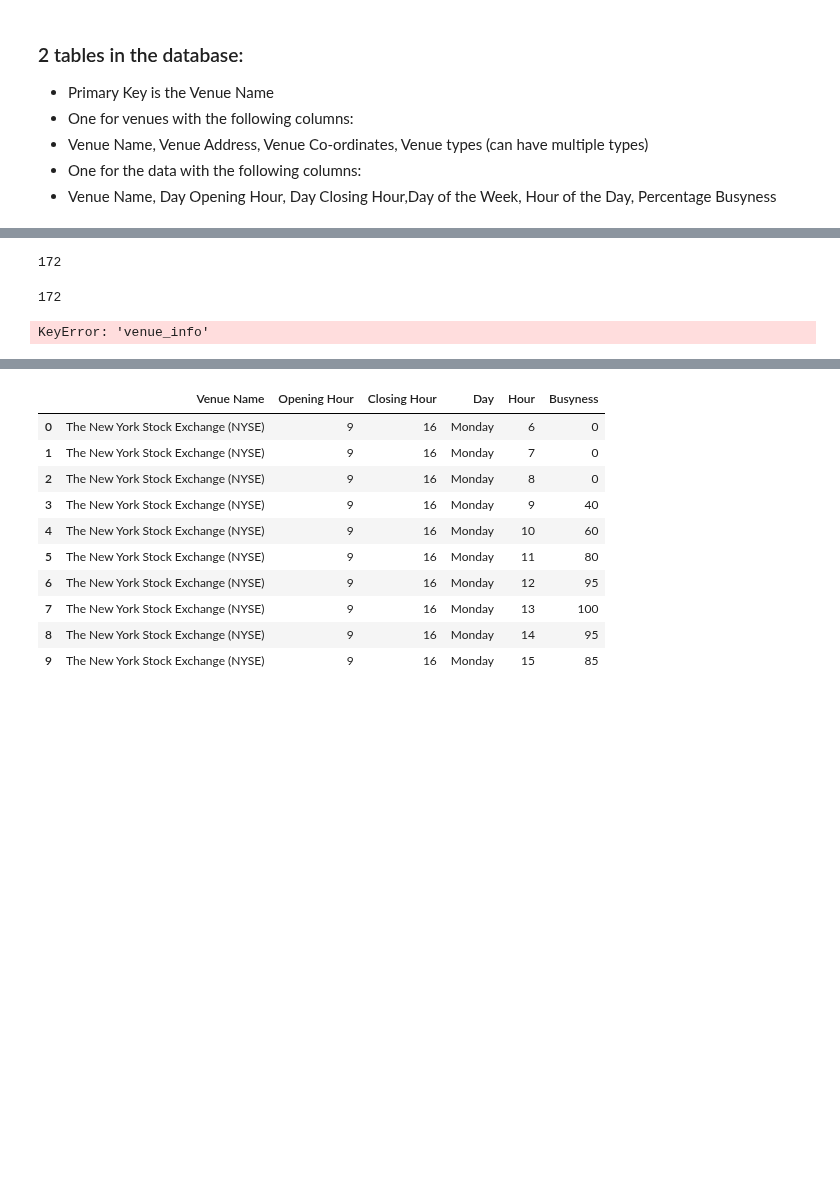
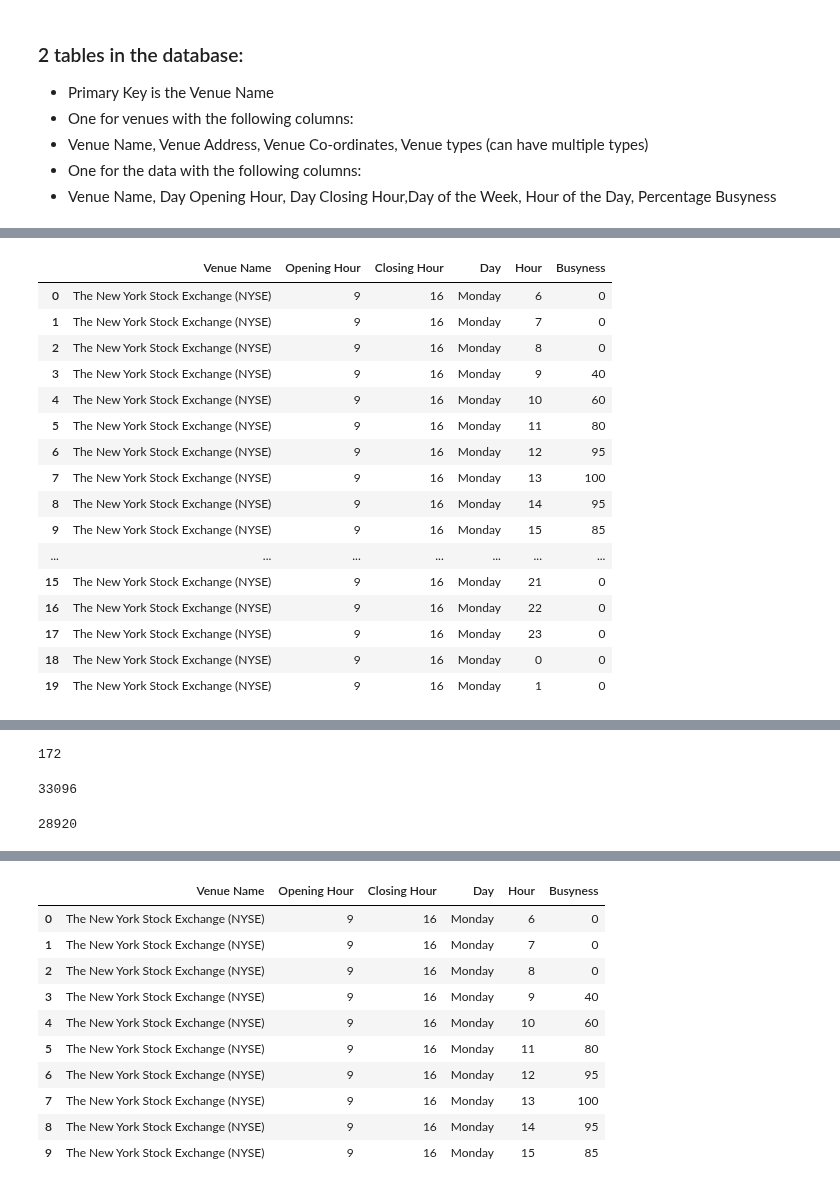
Before and after one commit to Fei117117/NYSeeNow, a Jupyter notebook: NYSeeNow-ML/BestTime/bestTimeNotebook.ipynb, the cells around one changed output, grey strips where cells are left out. Saved outputs shown, nothing was run; the diff lists cells and outputs as text; code cells hidden in the pictures; blank space fills up the shorter version.

Commit message:
fixed error with busyness data

```diff
--- a/NYSeeNow-ML/BestTime/bestTimeNotebook.ipynb
+++ b/NYSeeNow-ML/BestTime/bestTimeNotebook.ipynb
@@ -142,6 +142,26 @@ venue_data.head(20)
 | 17 | Eden Gallery | 470 Broome St New York, NY 10013 ... | 40.722695099999996 -74.0014386 | art_gallery, art_center, art_dealer | 0 |
 | 18 | New Museum | 235 Bowery New York, NY 10002 Uni... | 40.722337599999996 -73.9928905 | art_museum, tourist_attraction | 60 |
 | 19 | The Drawing Center | 35 Wooster St New York, NY 10013 ... | 40.7224094 -74.0028554 | museum, non_profit_organization, ... | 30 |
+# %%
+busyness_data.head(20)
+# %% [output]
+|  | Venue Name | Opening Hour | Closing Hour | Day | Hour | Busyness |
+| 0 | The New York Stock Exchange (NYSE) | 9 | 16 | Monday | 6 | 0 |
+| 1 | The New York Stock Exchange (NYSE) | 9 | 16 | Monday | 7 | 0 |
+| 2 | The New York Stock Exchange (NYSE) | 9 | 16 | Monday | 8 | 0 |
+| 3 | The New York Stock Exchange (NYSE) | 9 | 16 | Monday | 9 | 40 |
+| 4 | The New York Stock Exchange (NYSE) | 9 | 16 | Monday | 10 | 60 |
+| 5 | The New York Stock Exchange (NYSE) | 9 | 16 | Monday | 11 | 80 |
+| 6 | The New York Stock Exchange (NYSE) | 9 | 16 | Monday | 12 | 95 |
+| 7 | The New York Stock Exchange (NYSE) | 9 | 16 | Monday | 13 | 100 |
+| 8 | The New York Stock Exchange (NYSE) | 9 | 16 | Monday | 14 | 95 |
+| 9 | The New York Stock Exchange (NYSE) | 9 | 16 | Monday | 15 | 85 |
+| ... | ... | ... | ... | ... | ... | ... |
+| 15 | The New York Stock Exchange (NYSE) | 9 | 16 | Monday | 21 | 0 |
+| 16 | The New York Stock Exchange (NYSE) | 9 | 16 | Monday | 22 | 0 |
+| 17 | The New York Stock Exchange (NYSE) | 9 | 16 | Monday | 23 | 0 |
+| 18 | The New York Stock Exchange (NYSE) | 9 | 16 | Monday | 0 | 0 |
+| 19 | The New York Stock Exchange (NYSE) | 9 | 16 | Monday | 1 | 0 |
 # %%
 #check for duplicates in the venue data
 venue_data_dup=venue_data[venue_data.duplicated(['Venue Name'])]
@@ -173,15 +193,19 @@ venue_data.to_csv('venue_data_172_OK.csv', index=False)
 len(venue_data)
 # %% [output]
 172
+# %%
+len(busyness_data)
+# %% [output]
+33096
 # %%
 #drop the duplicates from the busyness data
-busyness_data=busyness_data.drop_duplicates(subset=['Venue Name'])
+busyness_data=busyness_data.drop_duplicates(subset=['Venue Name', 'Opening Hour', 'Closing Hour', 'Day','Hour'])
 #put this in a new csv file
 busyness_data.to_csv('busyness_data_172_OK.csv', index=False)
 #check the length of the data
 len(busyness_data)
 # %% [output]
-172
+28920
 # %%
 #load in the error data
 with open('errorAll.json') as file:
@@ -212,9 +236,7 @@ e_data_dup=e_data[e_data.duplicated(['Venue Name'])]
 e_data_dup.head(20)
 
 #save the data to a csv file
-e_data.to_csv('venue_data_900_ERROR.csv')
+e_data.to_csv('venue_data_901_ERROR.csv')
-# %% [output]
-KeyError: 'venue_info'
 # %%
 len(e_data)
 # %% [output]
```
Also changed, not shown: parts of 1 cell of this notebook, 1 other file.
